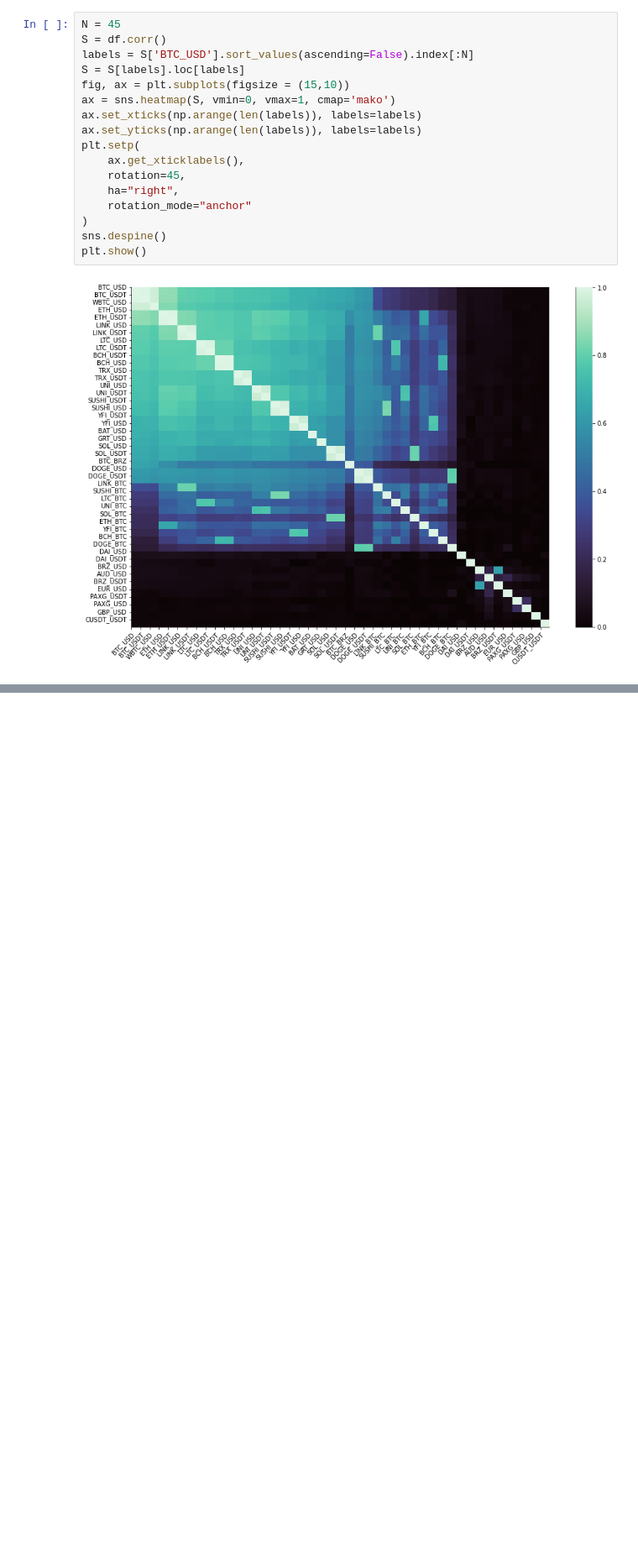
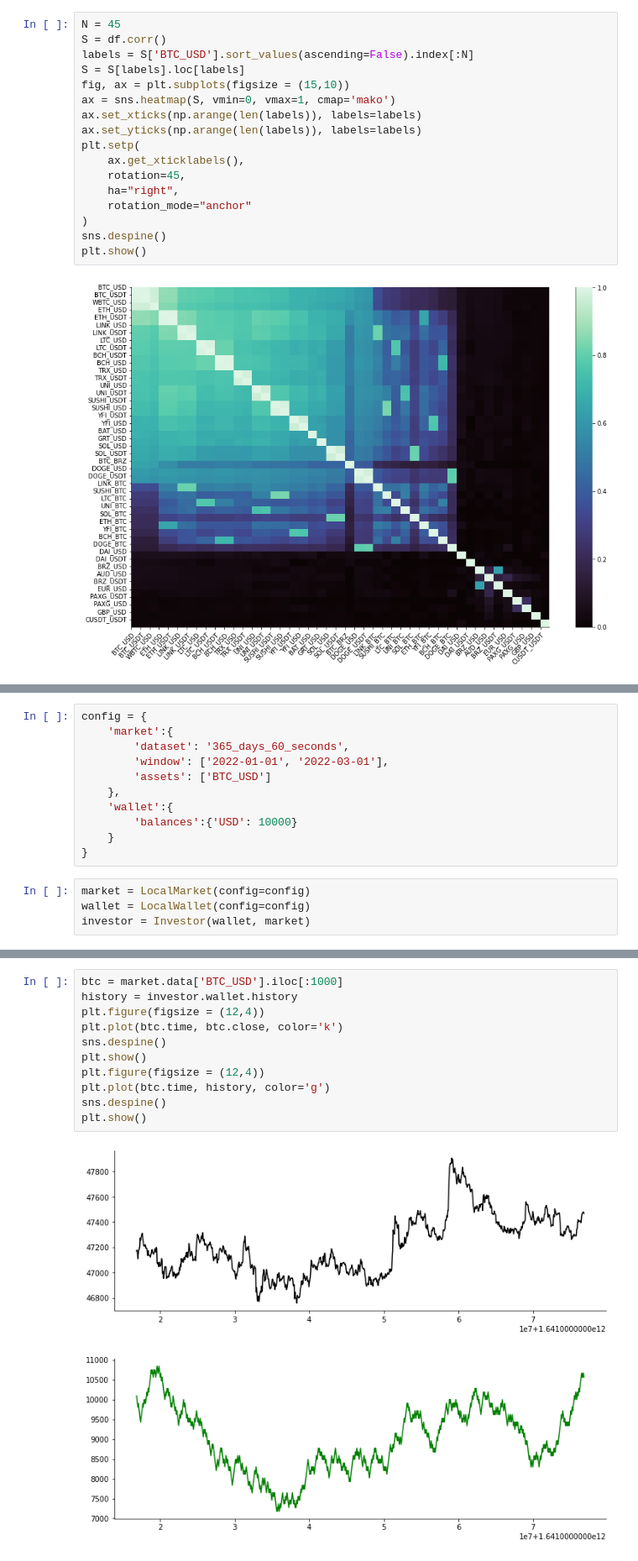
Before and after one commit to magi-1/lattice, a Jupyter notebook: lattice/notebooks/data_inspection.ipynb, the cells around one changed output, grey strips where cells are left out. Shown at 84% size. Saved outputs shown, nothing was run; the diff lists cells and outputs as text; blank space fills up the shorter version.

Commit message:
random investor

```diff
--- a/lattice/notebooks/data_inspection.ipynb
+++ b/lattice/notebooks/data_inspection.ipynb
@@ -67,0 +153,15 @@ plt.show()
+# %%
+config = {
+    'market':{
+        'dataset': '365_days_60_seconds',
+        'window': ['2022-01-01', '2022-03-01'],
+        'assets': ['BTC_USD']
+    },
+    'wallet':{
+        'balances':{'USD': 10000}
+    }
+}
+# %%
+market = LocalMarket(config=config)
+wallet = LocalWallet(config=config)
+investor = Investor(wallet, market)
@@ -67,0 +197,14 @@ plt.show()
+# %%
+btc = market.data['BTC_USD'].iloc[:1000]
+history = investor.wallet.history
+plt.figure(figsize = (12,4))
+plt.plot(btc.time, btc.close, color='k')
+sns.despine()
+plt.show()
+plt.figure(figsize = (12,4))
+plt.plot(btc.time, history, color='g')
+sns.despine()
+plt.show()
+# %% [output]
+[figure, added]
+[figure, added]
```
Also changed, not shown: parts of 12 cells of this notebook, 8 other files.
